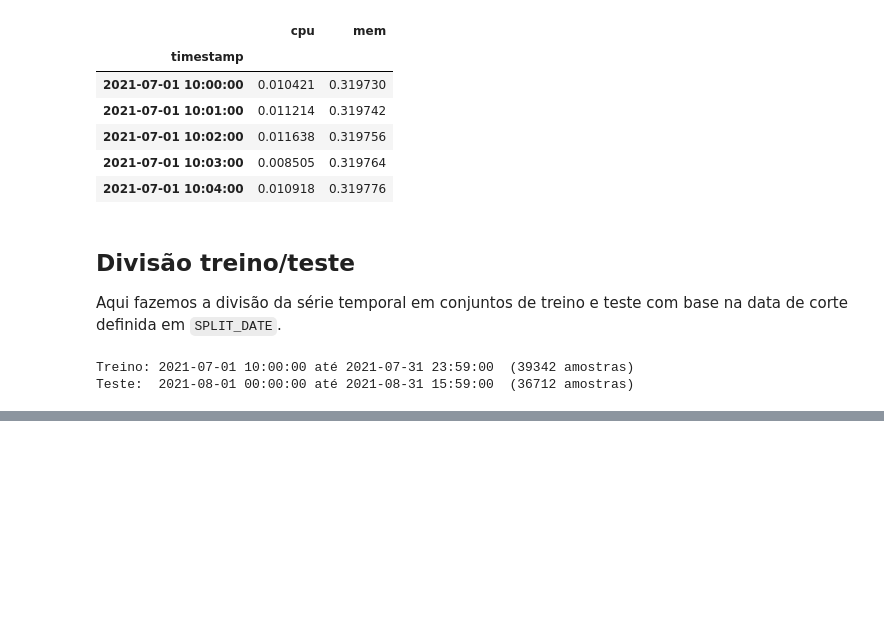
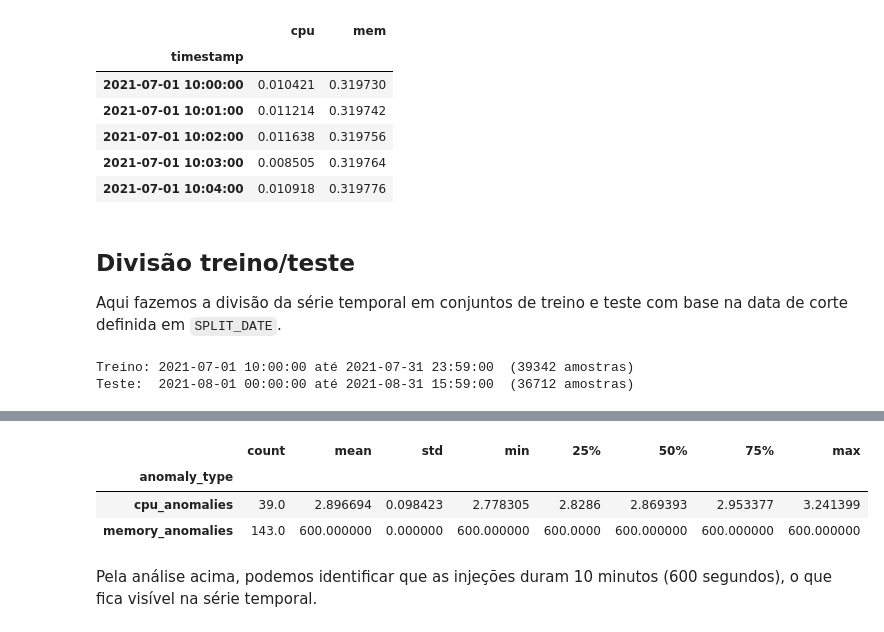
Before and after one commit to JoaoVictorCRP/mestrado-ppgca, a Jupyter notebook: notebooks/som-ad.ipynb, the cells around one changed output, grey strips where cells are left out. Saved outputs shown, nothing was run; the diff lists cells and outputs as text; code cells hidden in the pictures; blank space fills up the shorter version.

```diff
--- a/notebooks/som-ad.ipynb
+++ b/notebooks/som-ad.ipynb
@@ -192,0 +216,23 @@ Teste:  2021-08-01 00:00:00 até 2021-08-31 15:59:00  (36712 amostras)
+# %%
+def load_injection(zipfile_path):
+  tables = []
+  with zipfile.ZipFile(zipfile_path) as z:
+    for name in z.namelist():
+      if name.endswith(".csv"):
+        tables.append(pd.read_csv(z.open(name))[['service', 'message']])
+
+  logs = pd.concat(tables, ignore_index=True)
+
+  template = r'\[(\w+_anomalies)\].*start at ([\d\-: .]+?) and lasts ([\d.]+) seconds'
+  injections = logs['message'].str.extract(template) # Extrair logs de injeção de anomalias
+  injections.columns = ['anomaly_type', 'start', 'duration_seconds']
+
+  injections['service'] = logs['service']
+  injections = injections.dropna()
+  injections['start'] = pd.to_datetime(injections['start'])
+  injections['duration_seconds'] = injections['duration_seconds'].astype(float)
+
+  return injections.reset_index(drop=True)
+
+injections = load_injection("../datasets/GAIA-DataSet/MicroSS/run/run.zip")
+injections.head()
@@ -192,0 +246,11 @@ Teste:  2021-08-01 00:00:00 até 2021-08-31 15:59:00  (36712 amostras)
+# %%
+# Filtrando injeções pelo serviço analisado
+inj_service = injections[injections['service'] == SERVICE]
+inj_service.groupby('anomaly_type')['duration_seconds'].describe()
+# %% [output]
+|  | count | mean | std | min | 25% | 50% | 75% | max |
+| anomaly_type |  |  |  |  |  |  |  |  |
+| cpu_anomalies | 39.0 | 2.896694 | 0.098423 | 2.778305 | 2.8286 | 2.869393 | 2.953377 | 3.241399 |
+| memory_anomalies | 143.0 | 600.000000 | 0.000000 | 600.000000 | 600.0000 | 600.000000 | 600.000000 | 600.000000 |
+# %% [markdown]
+Pela análise acima, podemos identificar que as injeções duram 10 minutos (600 segundos), o que fica visível na série temporal.
```
Also changed, not shown: parts of 6 cells of this notebook.
